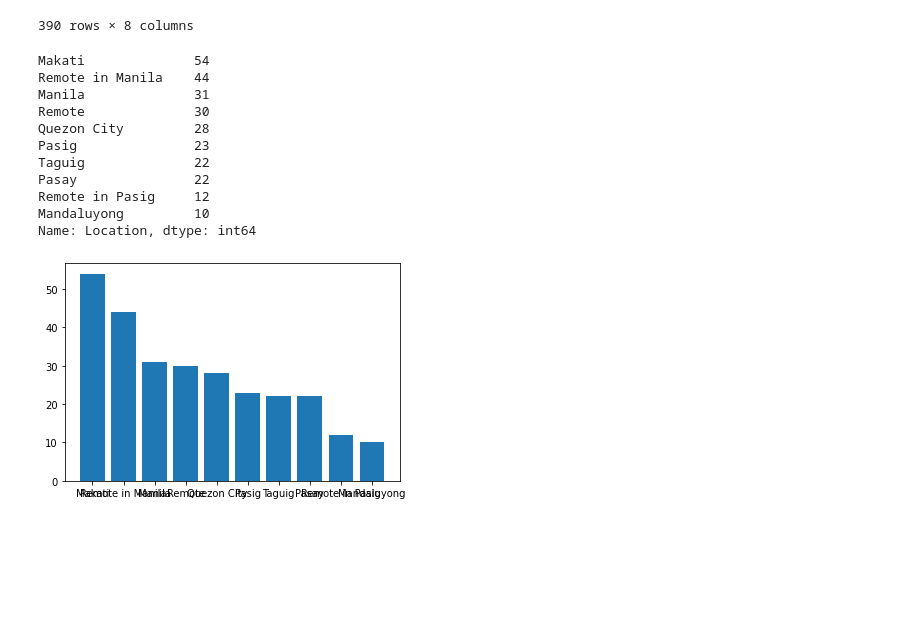
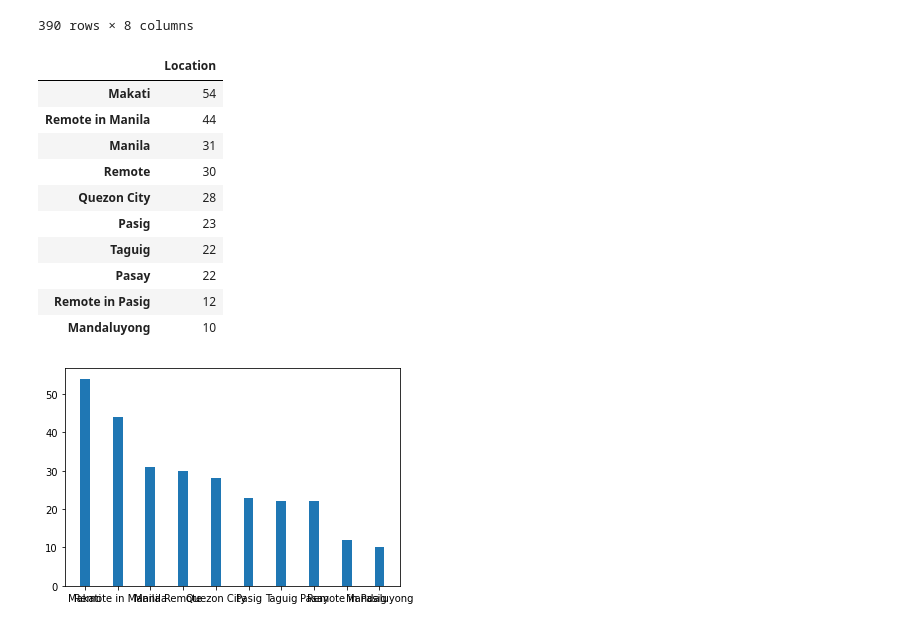
Before and after one commit to jvicrosario1106/husay_project_task, a Jupyter notebook: Data Analysis/analysis_artist_indeed.ipynb, the cells around one changed output. Drawn from its saved outputs; the diff is of its cells as text; code cells hidden in the pictures; blank space fills up the shorter version.

```diff
--- a/Data Analysis/analysis_artist_indeed.ipynb
+++ b/Data Analysis/analysis_artist_indeed.ipynb
@@ -40,21 +40,21 @@ location = merge["Location"].value_counts()[0:10] # Location
 salary = merge["SalaryOne"] + " " + merge["SalaryTwo"] # Salary
 title = merge["Title"].value_counts()[0:10]
 # %%
-location
+location.to_frame()
 # %% [output]
-Makati              54
-Remote in Manila    44
-Manila              31
-Remote              30
-Quezon City         28
-Pasig               23
-Taguig              22
-Pasay               22
-Remote in Pasig     12
-Mandaluyong         10
-Name: Location, dtype: int64
+|  | Location |
+| Makati | 54 |
+| Remote in Manila | 44 |
+| Manila | 31 |
+| Remote | 30 |
+| Quezon City | 28 |
+| Pasig | 23 |
+| Taguig | 22 |
+| Pasay | 22 |
+| Remote in Pasig | 12 |
+| Mandaluyong | 10 |
 # %%
-plt.bar(location.index, location.values)
+plt.bar(location.index, location.values,width=0.3)
 plt.show()
 # %% [output]
-[figure, old version]
+[figure, new version]
```
Also changed, not shown: parts of 2 cells of this notebook.
